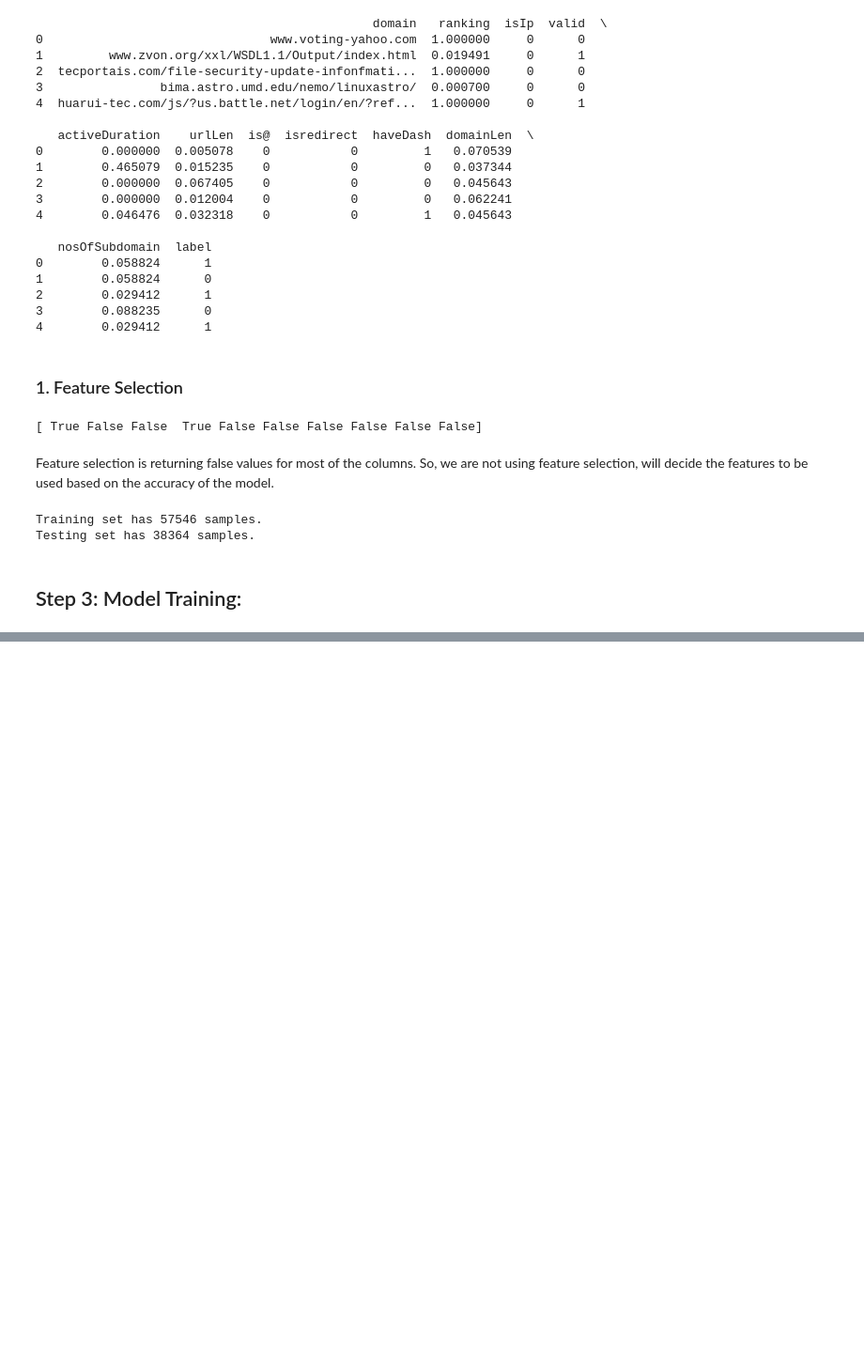
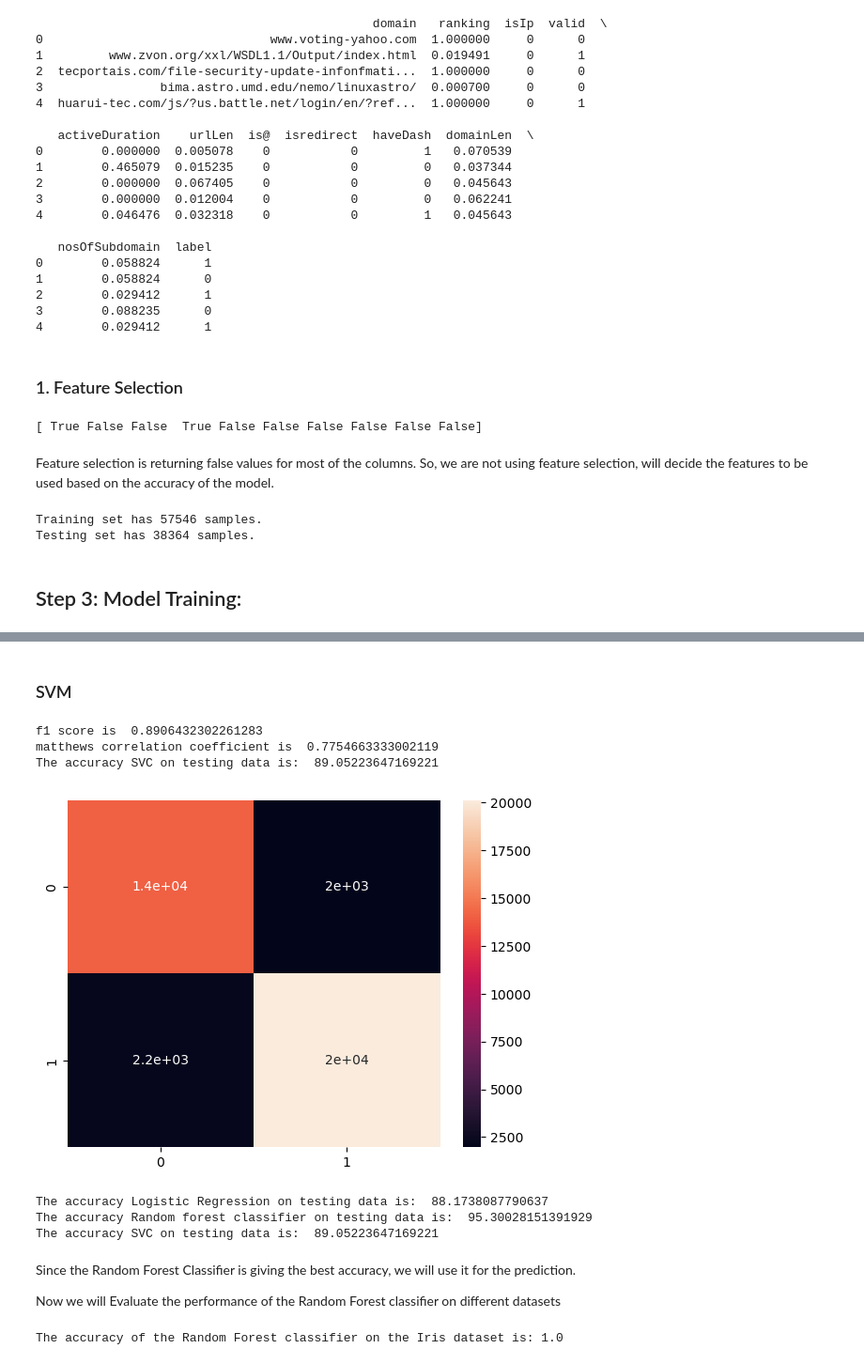
Before and after one commit to saxenanihal95/FakeWebsiteDetectionExtension, a Jupyter notebook: backend/FakeWebsiteDetection.ipynb, the cells around one changed output, grey strips where cells are left out. Shown at 94% size. Drawn from its saved outputs; the diff is of its cells as text; code cells hidden in the pictures; blank space fills up the shorter version.

```diff
--- a/backend/FakeWebsiteDetection.ipynb
+++ b/backend/FakeWebsiteDetection.ipynb
@@ -218,0 +274,61 @@ NameError: name 'f1_score' is not defined
+# %% [markdown]
+### SVM
+# %%
+from sklearn.svm import SVC
+#create SVM object
+
+svc = SVC()
+
+svc.fit(x_train,y_train)
+y_pred_svc = svc.predict(x_test)
+
+cm=confusion_matrix(y_test,y_pred_svc)
+sns.heatmap(cm,annot=True)
+print("f1 score is ",f1_score(y_test,y_pred_svc,average='weighted'))
+print("matthews correlation coefficient is ",matthews_corrcoef(y_test,y_pred_svc))
+print("The accuracy SVC on testing data is: ",100.0 *accuracy_score(y_test,y_pred_svc))
+# %% [output]
+f1 score is  0.8906432302261283
+matthews correlation coefficient is  0.7754663333002119
+The accuracy SVC on testing data is:  89.05223647169221
+[figure, added]
+# %%
+print("The accuracy Logistic Regression on testing data is: ",100.0 *accuracy_score(y_test,y_pred_log))
+print("The accuracy Random forest classifier on testing data is: ",100.0 *accuracy_score(y_test,y_pred_rfc))
+print("The accuracy SVC on testing data is: ",100.0 *accuracy_score(y_test,y_pred_svc))
+# %% [output]
+The accuracy Logistic Regression on testing data is:  88.1738087790637
+The accuracy Random forest classifier on testing data is:  95.30028151391929
+The accuracy SVC on testing data is:  89.05223647169221
+# %% [markdown]
+Since the Random Forest Classifier is giving the best accuracy, we will use it for the prediction.
+
+Now we will Evaluate the performance of the Random Forest classifier on different datasets
+# %%
+from sklearn.datasets import load_iris
+from sklearn.model_selection import train_test_split
+from sklearn.ensemble import RandomForestClassifier
+
+from sklearn.metrics import accuracy_score
+
+# Load the Iris dataset
+iris = load_iris()
+
+# Split the data into training and testing sets
+X, y = iris.data, iris.target
+X_train, X_test, y_train, y_test = train_test_split(X, y, test_size=0.3, random_state=42)
+
+# Create a Random Forest classifier
+clf = RandomForestClassifier()
+
+# Train the classifier on the training data
+clf.fit(X_train, y_train)
+
+# Make predictions on the testing data
+y_pred = clf.predict(X_test)
+
+# Evaluate the accuracy of the classifier
+accuracy = accuracy_score(y_test, y_pred)
+print("The accuracy of the Random Forest classifier on the Iris dataset is:", accuracy)
+# %% [output]
+The accuracy of the Random Forest classifier on the Iris dataset is: 1.0
```
Also changed, not shown: parts of 7 cells of this notebook.
